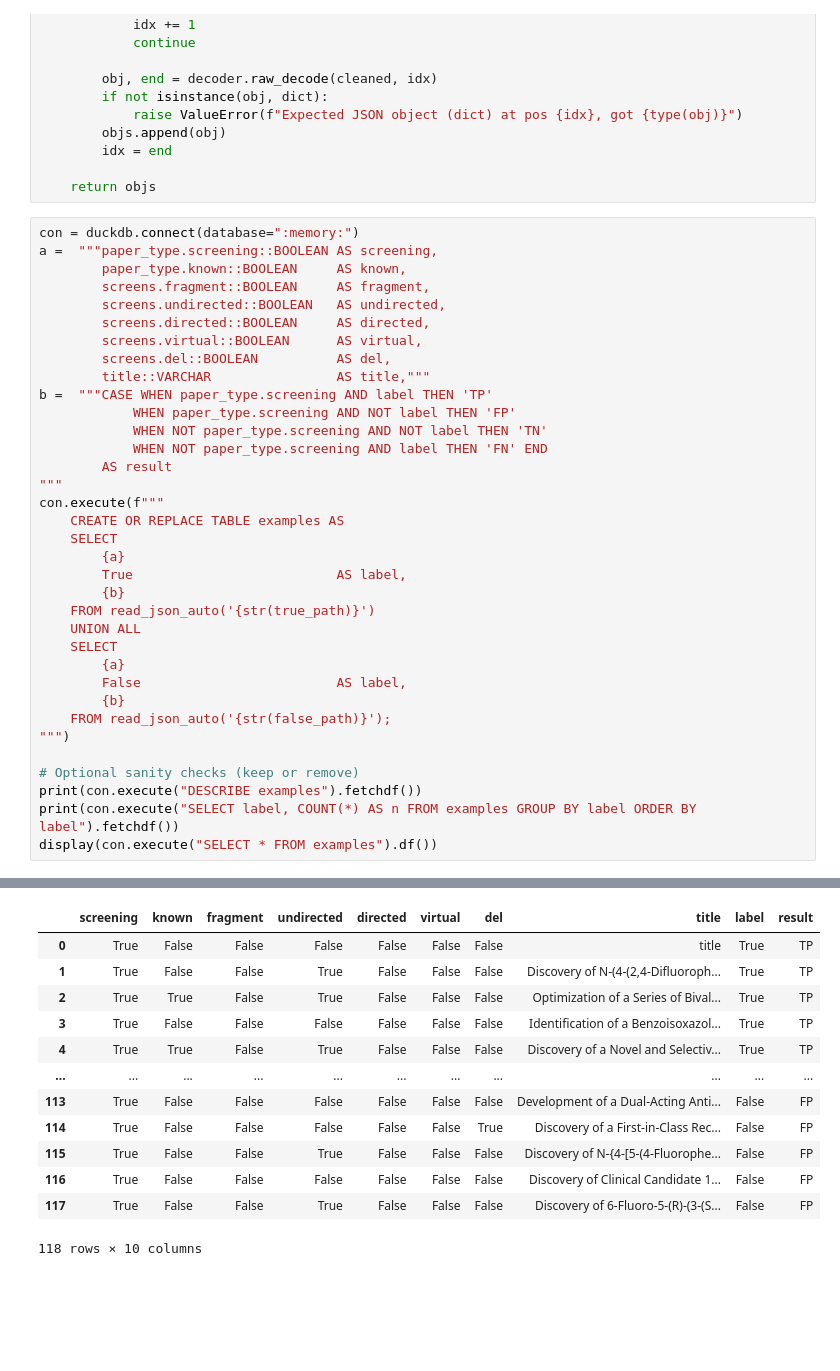
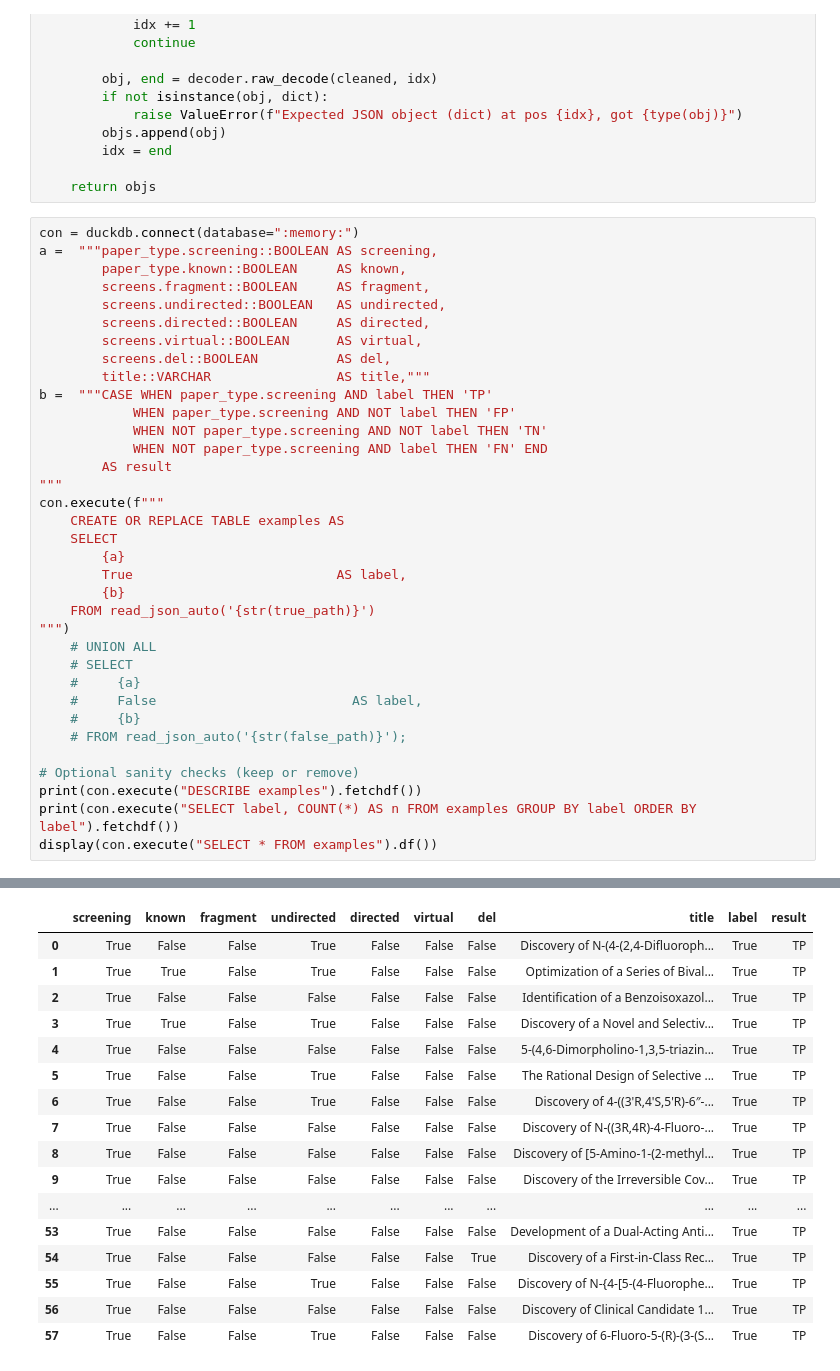
Before and after one commit to BlayvasD/Hits2ClinicalCandidates, a Jupyter notebook: automated_querying/brown_accuracy.ipynb, the cells around one changed output, grey strips where cells are left out. Drawn from its saved outputs; the diff is of its cells as text; blank space fills up the shorter version.

Commit message:
Refined LLM json and Brown accuracy notebook

```diff
--- a/automated_querying/brown_accuracy.ipynb
+++ b/automated_querying/brown_accuracy.ipynb
@@ -68,13 +68,13 @@ con.execute(f"""
         True                          AS label,
         {b}
     FROM read_json_auto('{str(true_path)}')
-    UNION ALL
-    SELECT
-        {a}
-        False                         AS label,
-        {b}
-    FROM read_json_auto('{str(false_path)}');
 """)
+    # UNION ALL
+    # SELECT
+    #     {a}
+    #     False                         AS label,
+    #     {b}
+    # FROM read_json_auto('{str(false_path)}');
 
 # Optional sanity checks (keep or remove)
 print(con.execute("DESCRIBE examples").fetchdf())
@@ -98,16 +97,20 @@ display(con.execute("SELECT * FROM examples").df())
 |  | screening | known | fragment | undirected | directed | virtual | del | title | label | result |
-| 0 | True | False | False | False | False | False | False | title | True | TP |
-| 1 | True | False | False | True | False | False | False | Discovery of N-(4-(2,4-Difluoroph... | True | TP |
-| 2 | True | True | False | True | False | False | False | Optimization of a Series of Bival... | True | TP |
-| 3 | True | False | False | False | False | False | False | Identification of a Benzoisoxazol... | True | TP |
-| 4 | True | True | False | True | False | False | False | Discovery of a Novel and Selectiv... | True | TP |
+| 0 | True | False | False | True | False | False | False | Discovery of N-(4-(2,4-Difluoroph... | True | TP |
+| 1 | True | True | False | True | False | False | False | Optimization of a Series of Bival... | True | TP |
+| 2 | True | False | False | False | False | False | False | Identification of a Benzoisoxazol... | True | TP |
+| 3 | True | True | False | True | False | False | False | Discovery of a Novel and Selectiv... | True | TP |
+| 4 | True | False | False | False | False | False | False | 5-(4,6-Dimorpholino-1,3,5-triazin... | True | TP |
+| 5 | True | False | False | True | False | False | False | The Rational Design of Selective ... | True | TP |
+| 6 | True | False | False | True | False | False | False | Discovery of 4-((3'R,4'S,5'R)-6″-... | True | TP |
+| 7 | True | False | False | False | False | False | False | Discovery of N-((3R,4R)-4-Fluoro-... | True | TP |
+| 8 | True | False | False | False | False | False | False | Discovery of [5-Amino-1-(2-methyl... | True | TP |
+| 9 | True | False | False | False | False | False | False | Discovery of the Irreversible Cov... | True | TP |
 | ... | ... | ... | ... | ... | ... | ... | ... | ... | ... | ... |
-| 113 | True | False | False | False | False | False | False | Development of a Dual-Acting Anti... | False | FP |
-| 114 | True | False | False | False | False | False | True | Discovery of a First-in-Class Rec... | False | FP |
-| 115 | True | False | False | True | False | False | False | Discovery of N-{4-[5-(4-Fluorophe... | False | FP |
-| 116 | True | False | False | False | False | False | False | Discovery of Clinical Candidate 1... | False | FP |
-| 117 | True | False | False | True | False | False | False | Discovery of 6-Fluoro-5-(R)-(3-(S... | False | FP |
+| 53 | True | False | False | False | False | False | False | Development of a Dual-Acting Anti... | True | TP |
+| 54 | True | False | False | False | False | False | True | Discovery of a First-in-Class Rec... | True | TP |
+| 55 | True | False | False | True | False | False | False | Discovery of N-{4-[5-(4-Fluorophe... | True | TP |
+| 56 | True | False | False | False | False | False | False | Discovery of Clinical Candidate 1... | True | TP |
+| 57 | True | False | False | True | False | False | False | Discovery of 6-Fluoro-5-(R)-(3-(S... | True | TP |
-118 rows × 10 columns
 # %%
 # Compute Accuracy, Precision, Recall, Specificity from examples.result ∈ {TP, FP, TN, FN}
 
```
Also changed, not shown: parts of 3 cells of this notebook, 5 other files.
